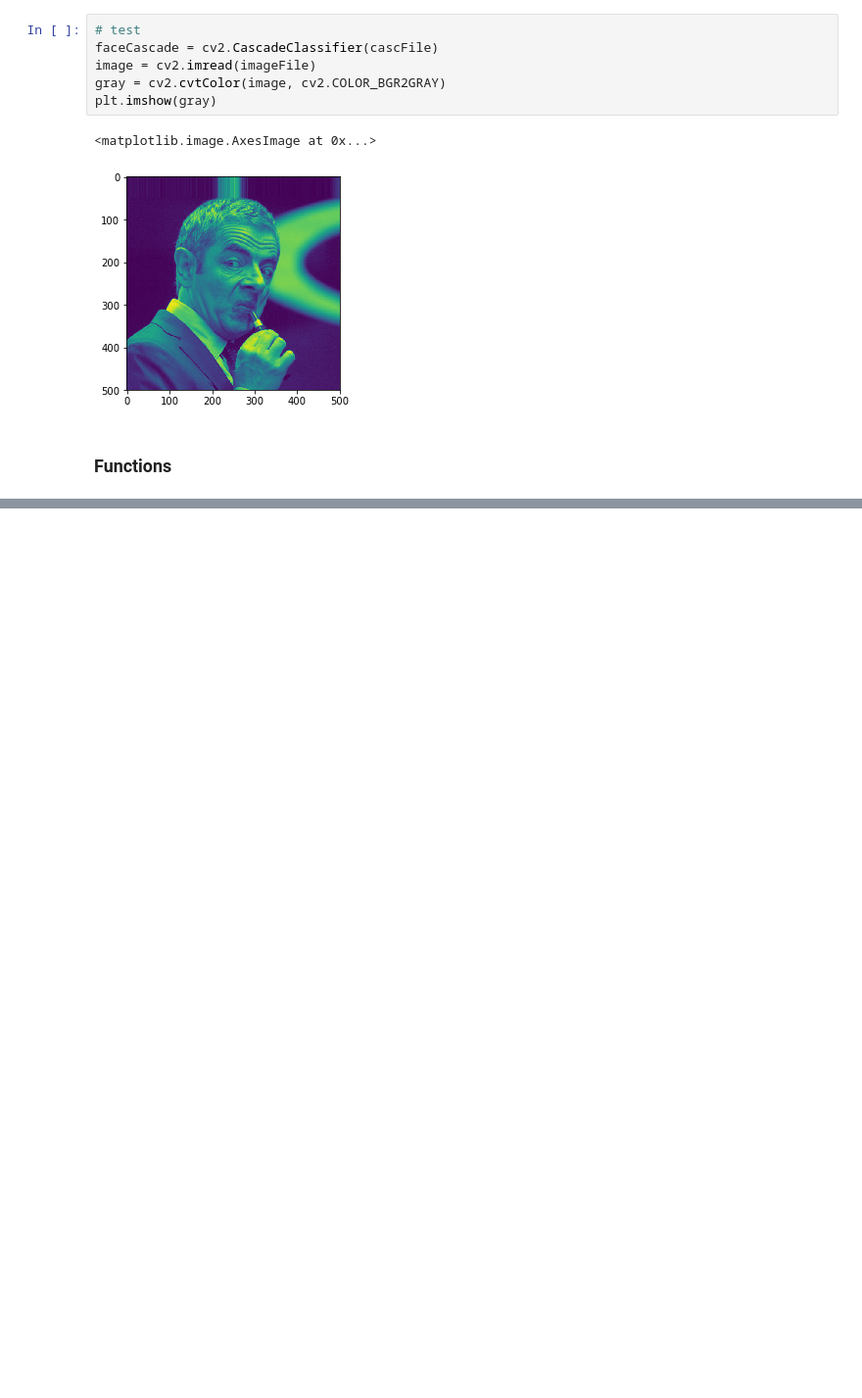
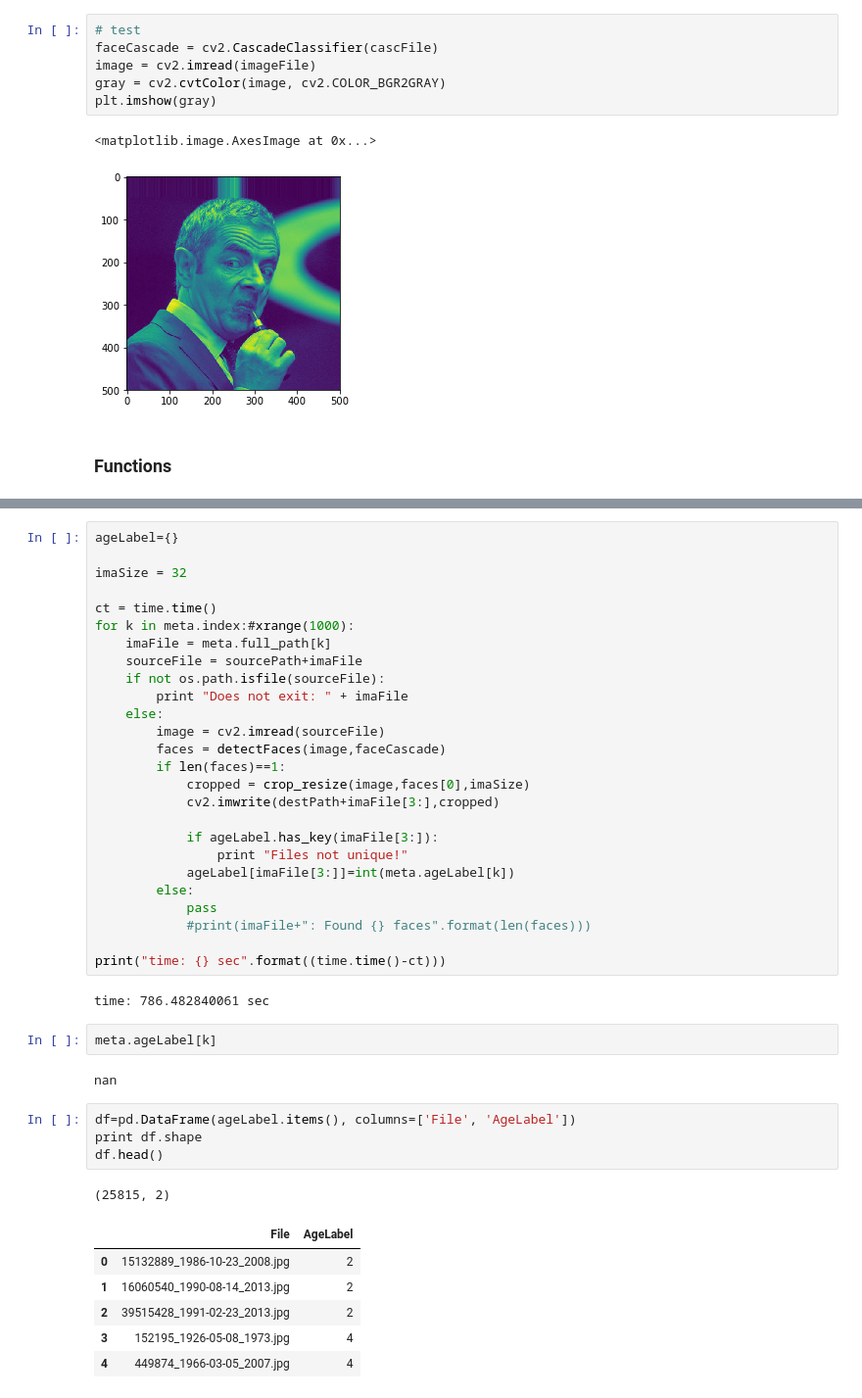
Before and after one commit to mbhuber/Insight-AI-Project, a Jupyter notebook: preprocess/test-preprocess.ipynb, the cells around one changed output, grey strips where cells are left out. Shown: that part at 98% size. Drawn from its saved outputs; the diff is of its cells as text; blank space fills up the shorter version.

```diff
--- a/preprocess/test-preprocess.ipynb
+++ b/preprocess/test-preprocess.ipynb
@@ -216,0 +121,44 @@ meta.age.hist(bins=30)
+# %%
+ageLabel={}
+
+imaSize = 32
+
+ct = time.time()
+for k in meta.index:#xrange(1000):
+    imaFile = meta.full_path[k]
+    sourceFile = sourcePath+imaFile
+    if not os.path.isfile(sourceFile):
+        print "Does not exit: " + imaFile
+    else:
+        image = cv2.imread(sourceFile)
+        faces = detectFaces(image,faceCascade)
+        if len(faces)==1:
+            cropped = crop_resize(image,faces[0],imaSize)
+            cv2.imwrite(destPath+imaFile[3:],cropped)
+
+            if ageLabel.has_key(imaFile[3:]):
+                print "Files not unique!"
+            ageLabel[imaFile[3:]]=int(meta.ageLabel[k])
+        else:
+            pass
+            #print(imaFile+": Found {} faces".format(len(faces)))
+
+print("time: {} sec".format((time.time()-ct)))
+# %% [output]
+time: 786.482840061 sec
+# %%
+meta.ageLabel[k]
+# %% [output]
+nan
+# %%
+df=pd.DataFrame(ageLabel.items(), columns=['File', 'AgeLabel'])
+print df.shape
+df.head()
+# %% [output]
+(25815, 2)
+|  | File | AgeLabel |
+| 0 | 15132889_1986-10-23_2008.jpg | 2 |
+| 1 | 16060540_1990-08-14_2013.jpg | 2 |
+| 2 | 39515428_1991-02-23_2013.jpg | 2 |
+| 3 | 152195_1926-05-08_1973.jpg | 4 |
+| 4 | 449874_1966-03-05_2007.jpg | 4 |
```
Also changed, not shown: parts of 33 cells of this notebook, 10 other files.
